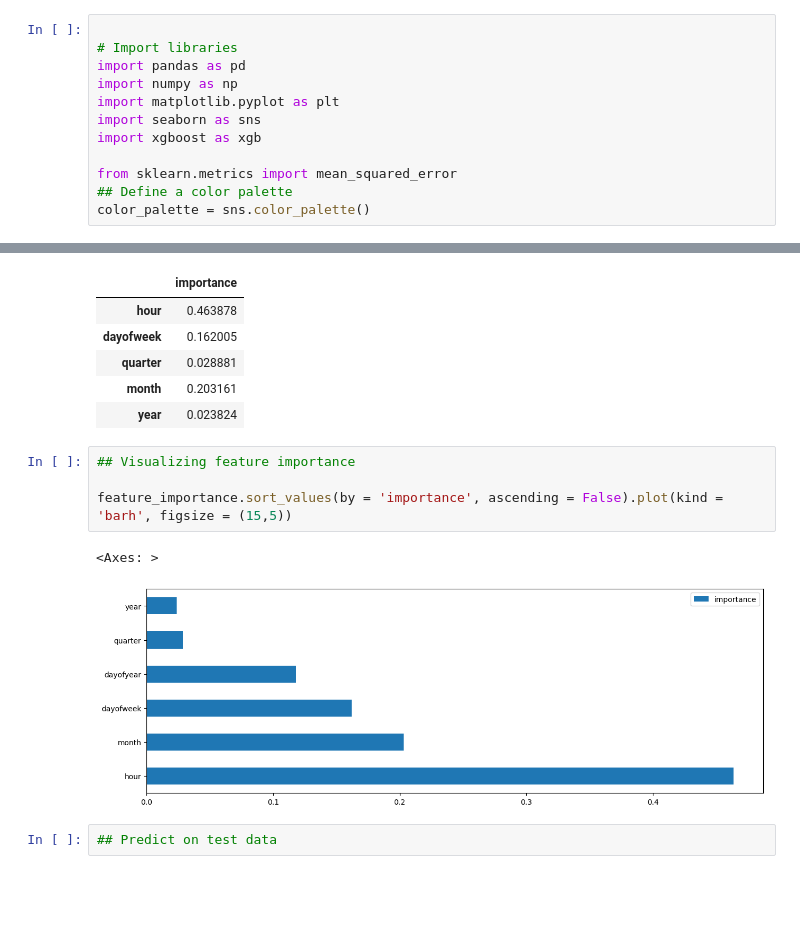
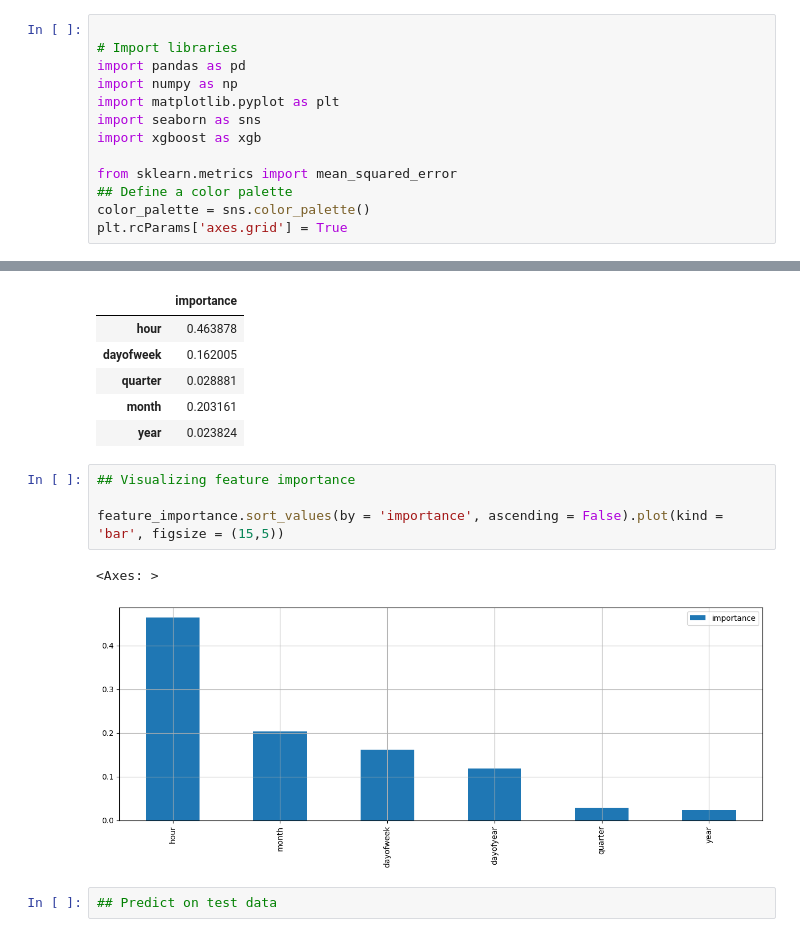
Before and after one commit to MarwanH7/Energy_Consumption_Forecasting_Dashboard, a Jupyter notebook: Notebook(MVP).ipynb, the cells around one changed output, grey strips where cells are left out. Cells and saved outputs as stored; diff of their text form; blank space fills up the shorter version.

```diff
--- a/Notebook(MVP).ipynb
+++ b/Notebook(MVP).ipynb
@@ -35,6 +45,7 @@ import xgboost as xgb
 from sklearn.metrics import mean_squared_error
 ## Define a color palette
 color_palette = sns.color_palette()
+plt.rcParams['axes.grid'] = True
 # %% [markdown]
 ### Background Knowledge
 
@@ -316,10 +327,10 @@ feature_importance.head()
 # %%
 ## Visualizing feature importance
 
-feature_importance.sort_values(by = 'importance', ascending = False).plot(kind = 'barh', figsize = (15,5))
+feature_importance.sort_values(by = 'importance', ascending = False).plot(kind = 'bar', figsize = (15,5))
 # %% [output]
 <Axes: >
-[figure, old version]
+[figure, new version]
 # %%
 ## Predict on test data
 # %%
```
Also changed, not shown: parts of 28 cells of this notebook.
